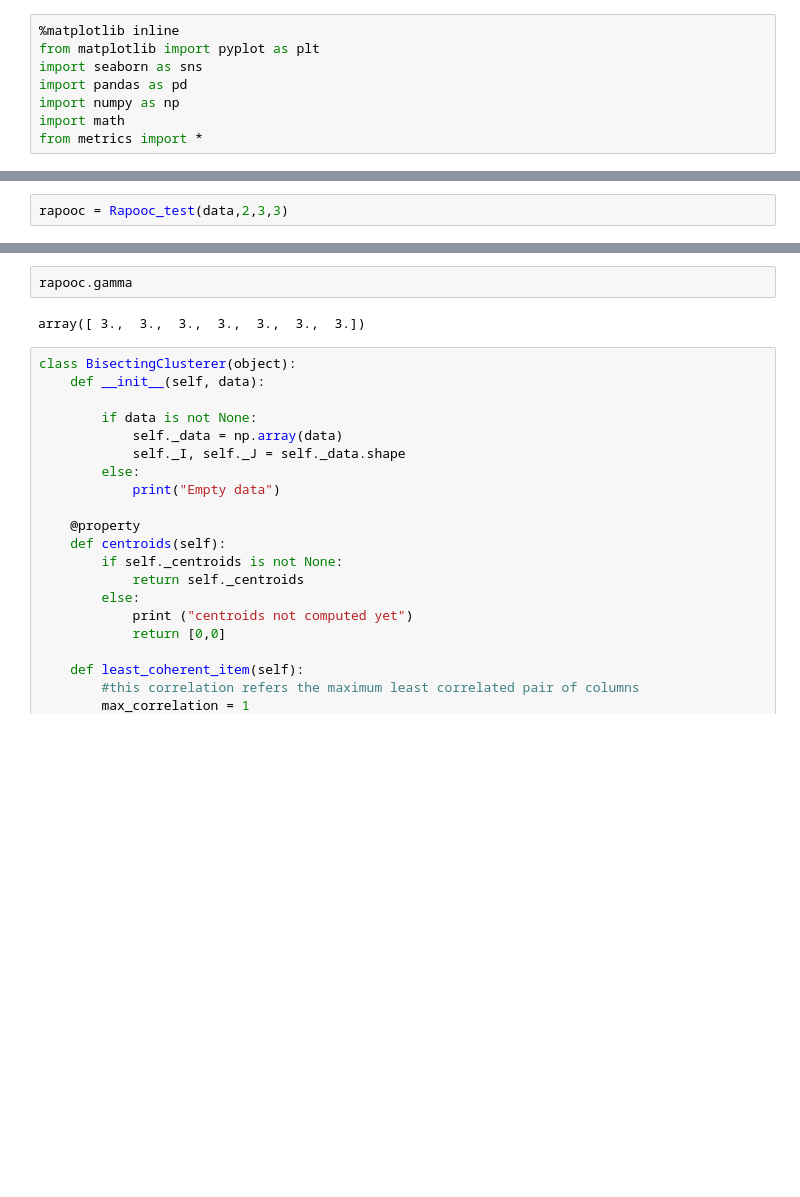
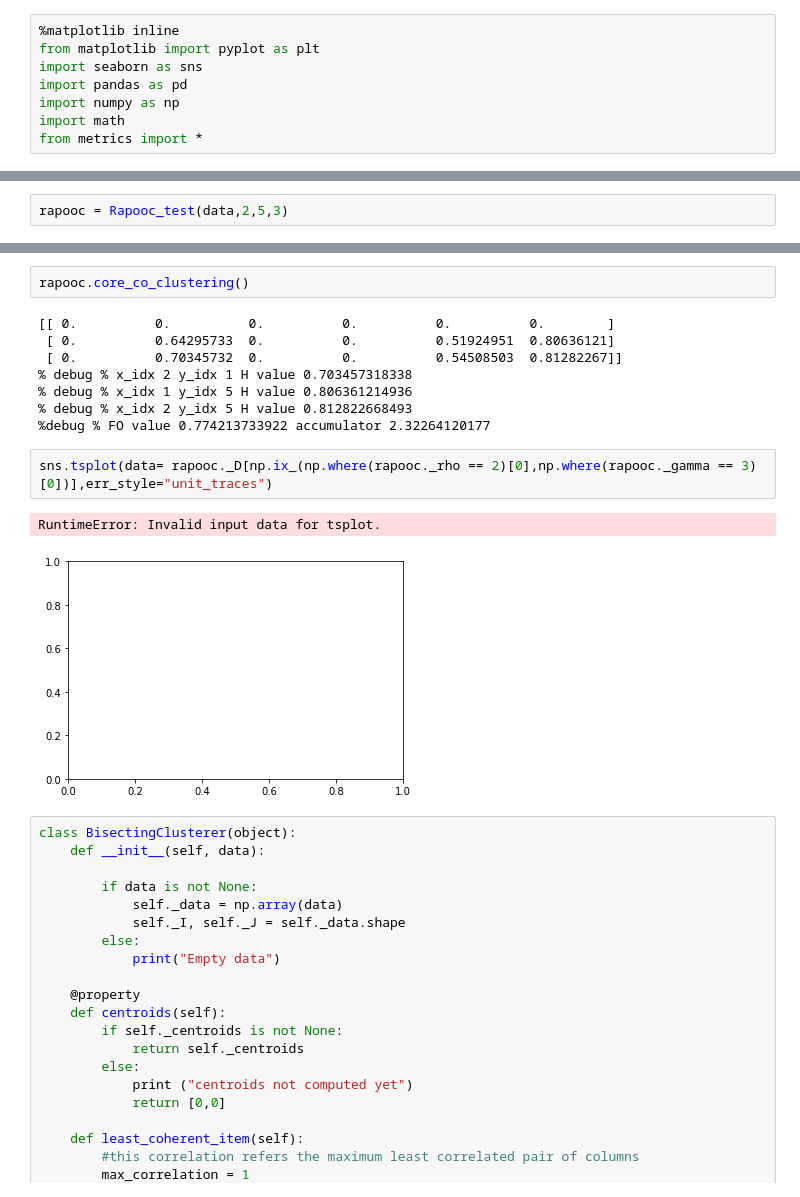
Before and after one commit to josechudev/GeneExpressionBiClustering, a Jupyter notebook: Notebooks/3.1 Bisecting Time Series.ipynb, the cells around one changed output, grey strips where cells are left out. Saved outputs shown, nothing was run; the diff lists cells and outputs as text; blank space fills up the shorter version.

```diff
--- a/Notebooks/3.1 Bisecting Time Series.ipynb
+++ b/Notebooks/3.1 Bisecting Time Series.ipynb
@@ -110,5 +252,5 @@ class Rapooc_test(object):
 # %%
-rapooc = Rapooc_test(data,2,3,3)
+rapooc = Rapooc_test(data,2,5,3)
 # %%
 rapooc.initialize()
 # %% [output]
@@ -124,7 +265,18 @@ rapooc.initialize()
 # %%
-rapooc.gamma
+rapooc.core_co_clustering()
 # %% [output]
-array([ 3.,  3.,  3.,  3.,  3.,  3.,  3.])
+[[ 0.          0.          0.          0.          0.          0.        ]
+ [ 0.          0.64295733  0.          0.          0.51924951  0.80636121]
+ [ 0.          0.70345732  0.          0.          0.54508503  0.81282267]]
+% debug % x_idx 2 y_idx 1 H value 0.703457318338
+% debug % x_idx 1 y_idx 5 H value 0.806361214936
+% debug % x_idx 2 y_idx 5 H value 0.812822668493
+%debug % FO value 0.774213733922 accumulator 2.32264120177
+# %%
+sns.tsplot(data= rapooc._D[np.ix_(np.where(rapooc._rho == 2)[0],np.where(rapooc._gamma == 3)[0])],err_style="unit_traces")
+# %% [output]
+RuntimeError: Invalid input data for tsplot.
+[figure, added]
 # %%
 class BisectingClusterer(object):
     def __init__(self, data):
```
Also changed, not shown: parts of 5 cells of this notebook.
